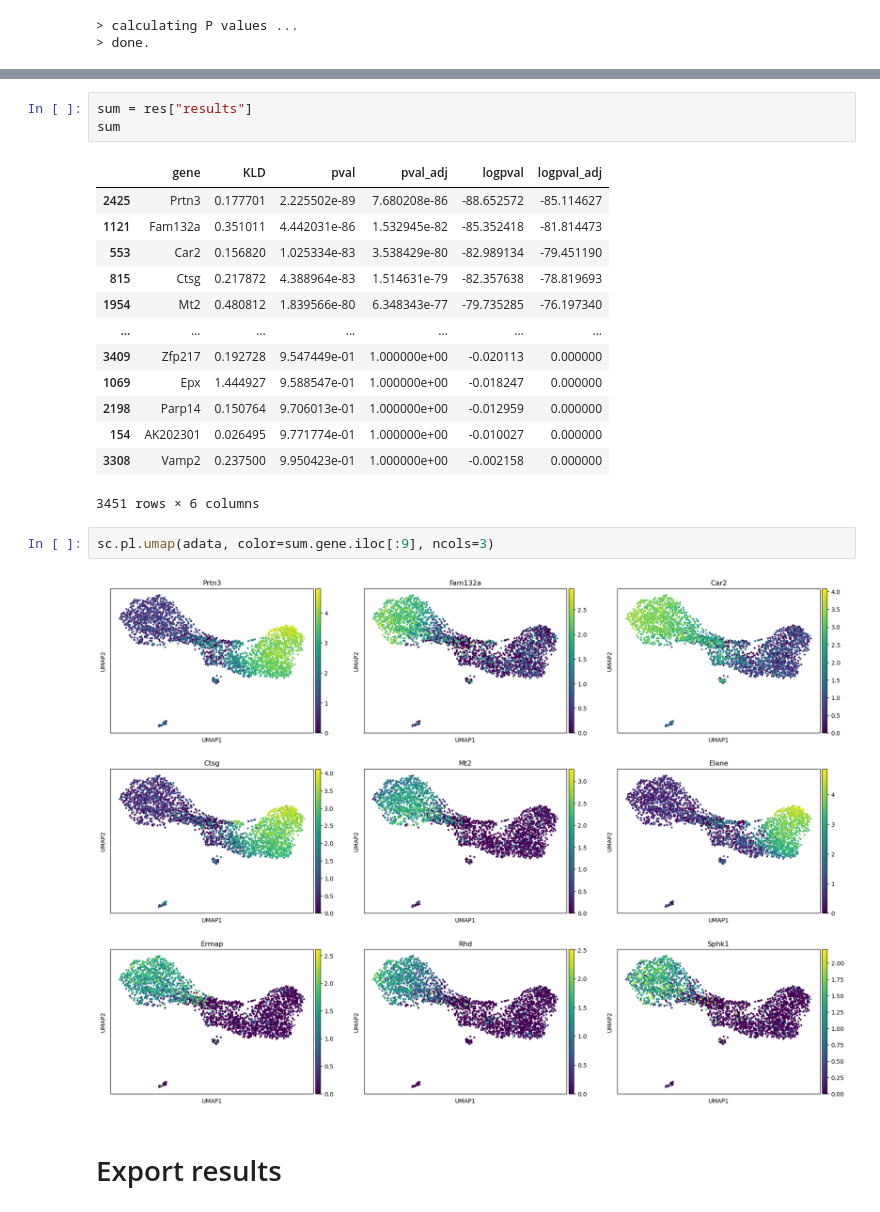
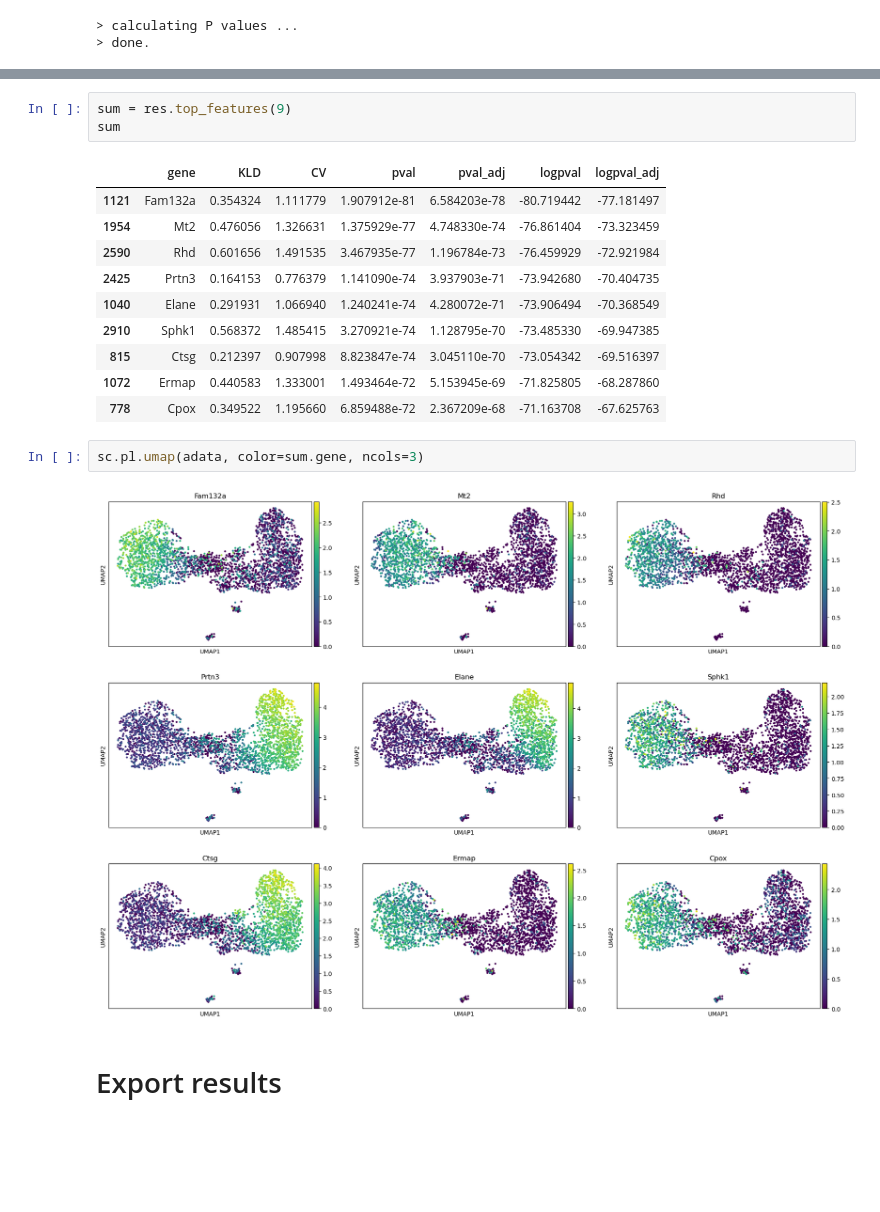
Before and after one commit to ddiez/singleCellHaystack-py, a Jupyter notebook: docs/articles/trajectory.ipynb, the cells around one changed output, grey strips where cells are left out. Cells and saved outputs as stored; diff of their text form; blank space fills up the shorter version.

Commit message:
Update articles with HaystackResult.

```diff
--- a/docs/articles/trajectory.ipynb
+++ b/docs/articles/trajectory.ipynb
@@ -83,24 +83,21 @@ hs.plot_pval_hist(res)
 # %%
-sum = res["results"]
+sum = res.top_features(9)
 sum
 # %% [output]
-|  | gene | KLD | pval | pval_adj | logpval | logpval_adj |
-| 2425 | Prtn3 | 0.177701 | 2.225502e-89 | 7.680208e-86 | -88.652572 | -85.114627 |
-| 1121 | Fam132a | 0.351011 | 4.442031e-86 | 1.532945e-82 | -85.352418 | -81.814473 |
-| 553 | Car2 | 0.156820 | 1.025334e-83 | 3.538429e-80 | -82.989134 | -79.451190 |
-| 815 | Ctsg | 0.217872 | 4.388964e-83 | 1.514631e-79 | -82.357638 | -78.819693 |
-| 1954 | Mt2 | 0.480812 | 1.839566e-80 | 6.348343e-77 | -79.735285 | -76.197340 |
-| ... | ... | ... | ... | ... | ... | ... |
-| 3409 | Zfp217 | 0.192728 | 9.547449e-01 | 1.000000e+00 | -0.020113 | 0.000000 |
-| 1069 | Epx | 1.444927 | 9.588547e-01 | 1.000000e+00 | -0.018247 | 0.000000 |
-| 2198 | Parp14 | 0.150764 | 9.706013e-01 | 1.000000e+00 | -0.012959 | 0.000000 |
-| 154 | AK202301 | 0.026495 | 9.771774e-01 | 1.000000e+00 | -0.010027 | 0.000000 |
-| 3308 | Vamp2 | 0.237500 | 9.950423e-01 | 1.000000e+00 | -0.002158 | 0.000000 |
+|  | gene | KLD | CV | pval | pval_adj | logpval | logpval_adj |
+| 1121 | Fam132a | 0.354324 | 1.111779 | 1.907912e-81 | 6.584203e-78 | -80.719442 | -77.181497 |
+| 1954 | Mt2 | 0.476056 | 1.326631 | 1.375929e-77 | 4.748330e-74 | -76.861404 | -73.323459 |
+| 2590 | Rhd | 0.601656 | 1.491535 | 3.467935e-77 | 1.196784e-73 | -76.459929 | -72.921984 |
+| 2425 | Prtn3 | 0.164153 | 0.776379 | 1.141090e-74 | 3.937903e-71 | -73.942680 | -70.404735 |
+| 1040 | Elane | 0.291931 | 1.066940 | 1.240241e-74 | 4.280072e-71 | -73.906494 | -70.368549 |
+| 2910 | Sphk1 | 0.568372 | 1.485415 | 3.270921e-74 | 1.128795e-70 | -73.485330 | -69.947385 |
+| 815 | Ctsg | 0.212397 | 0.907998 | 8.823847e-74 | 3.045110e-70 | -73.054342 | -69.516397 |
+| 1072 | Ermap | 0.440583 | 1.333001 | 1.493464e-72 | 5.153945e-69 | -71.825805 | -68.287860 |
+| 778 | Cpox | 0.349522 | 1.195660 | 6.859488e-72 | 2.367209e-68 | -71.163708 | -67.625763 |
-3451 rows × 6 columns
 # %%
-sc.pl.umap(adata, color=sum.gene.iloc[:9], ncols=3)
+sc.pl.umap(adata, color=sum.gene, ncols=3)
 # %% [output]
-[figure, old version]
+[figure, new version]
 # %% [markdown]
 # Export results
 # %%
```
Also changed, not shown: parts of 6 cells of this notebook, 4 other files.
